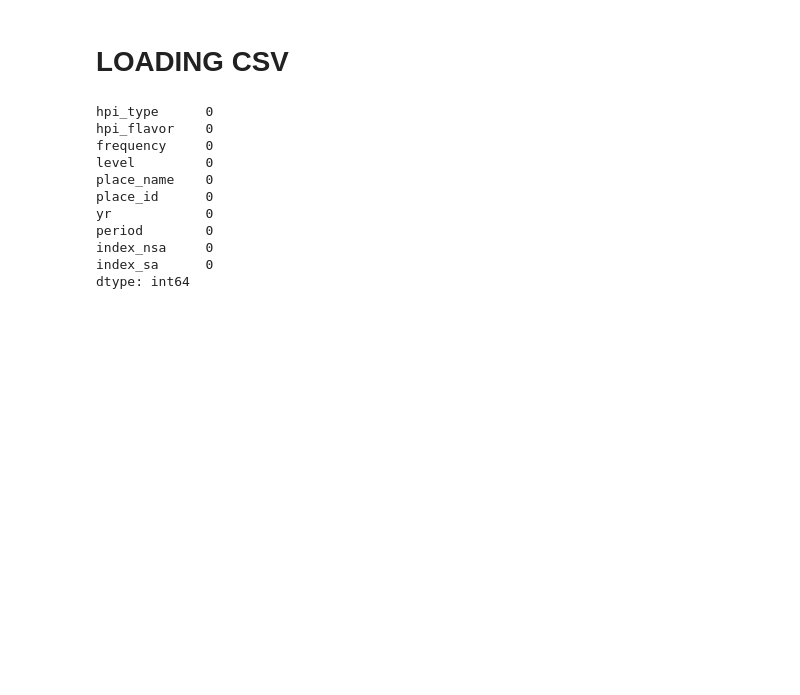
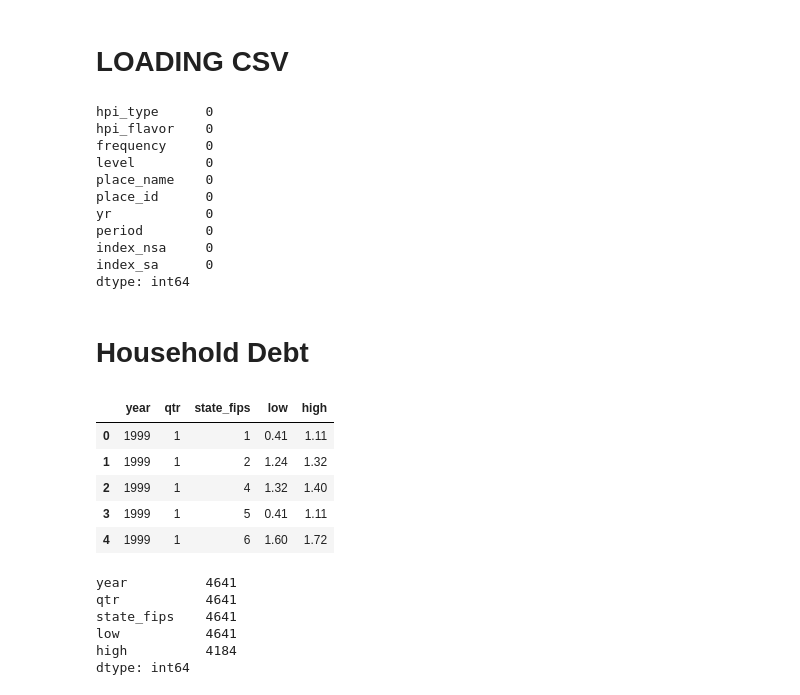
Before and after one commit to Retica/Final_Project, a Jupyter notebook: cleaning_data.ipynb, the cells around one changed output. Cells and saved outputs as stored; diff of their text form; code cells hidden in the pictures; blank space fills up the shorter version.

Commit message:
adding clean csv data of houshold debt

```diff
--- a/cleaning_data.ipynb
+++ b/cleaning_data.ipynb
@@ -212,3 +215,30 @@ df28.to_csv('data_csv/clean_2019_df.csv')
 df29.to_csv('data_csv/clean_2020_df.csv')
 df30.to_csv('data_csv/clean_2021_df.csv')
 df31.to_csv('data_csv/clean_2022_df.csv')
+# %% [markdown]
+# Household Debt
+# %%
+# File to Load
+householdDebt = "data_csv/household-debt-by-state.csv"
+
+# Read the data
+householdDebt_df = pd.read_csv(householdDebt)
+
+householdDebt_df.head()
+# %% [output]
+|  | year | qtr | state_fips | low | high |
+| 0 | 1999 | 1 | 1 | 0.41 | 1.11 |
+| 1 | 1999 | 1 | 2 | 1.24 | 1.32 |
+| 2 | 1999 | 1 | 4 | 1.32 | 1.40 |
+| 3 | 1999 | 1 | 5 | 0.41 | 1.11 |
+| 4 | 1999 | 1 | 6 | 1.60 | 1.72 |
+# %%
+# see if any info is empty
+householdDebt_df.count()
+# %% [output]
+year          4641
+qtr           4641
+state_fips    4641
+low           4641
+high          4184
+dtype: int64
```
Also changed, not shown: parts of 9 cells of this notebook, 28 other files.
